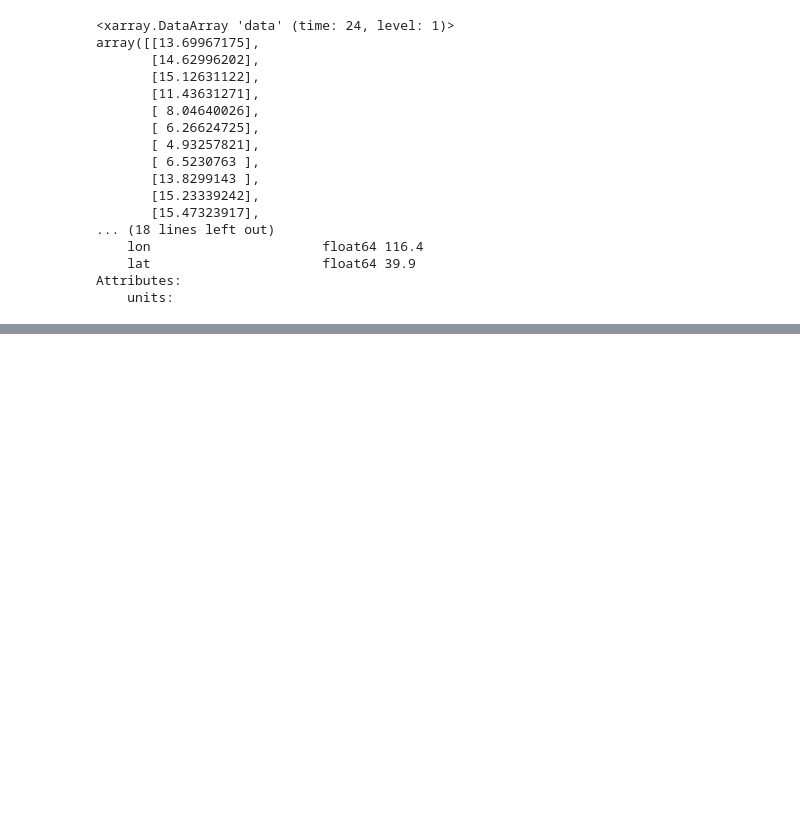
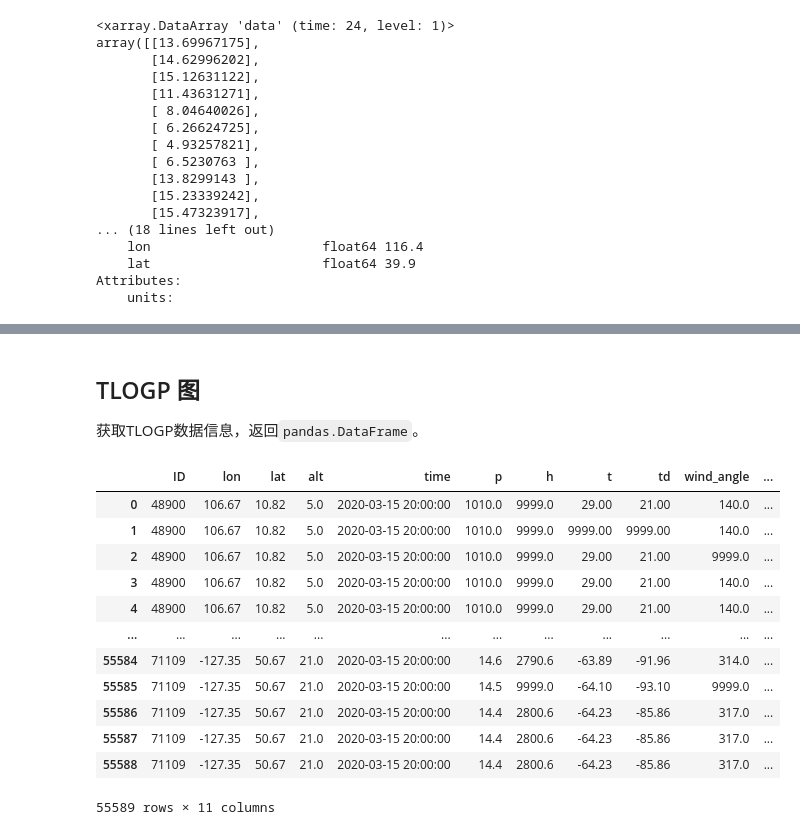
Before and after one commit to perillaroc/metdig-example, a Jupyter notebook: nmc_met_io/micaps_example.ipynb, the cells around one changed output, grey strips where cells are left out. Drawn from its saved outputs; the diff is of its cells as text; code cells hidden in the pictures; blank space fills up the shorter version.

```diff
--- a/nmc_met_io/micaps_example.ipynb
+++ b/nmc_met_io/micaps_example.ipynb
@@ -0,0 +3,6 @@
+# %%
+import numpy as np
+import pandas as pd
+import xarray as xr
+
+xr.set_options(display_style="html")
@@ -163,0 +429,22 @@ Attributes:
+# %% [markdown]
+## TLOGP 图
+
+获取TLOGP数据信息，返回`pandas.DataFrame`。
+# %%
+from nmc_met_io.retrieve_micaps_server import get_tlogp
+data = get_tlogp("UPPER_AIR/TLOGP", cache=False)
+data
+# %% [output]
+|  | ID | lon | lat | alt | time | p | h | t | td | wind_angle | ... |
+| 0 | 48900 | 106.67 | 10.82 | 5.0 | 2020-03-15 20:00:00 | 1010.0 | 9999.0 | 29.00 | 21.00 | 140.0 | ... |
+| 1 | 48900 | 106.67 | 10.82 | 5.0 | 2020-03-15 20:00:00 | 1010.0 | 9999.0 | 9999.00 | 9999.00 | 140.0 | ... |
+| 2 | 48900 | 106.67 | 10.82 | 5.0 | 2020-03-15 20:00:00 | 1010.0 | 9999.0 | 29.00 | 21.00 | 9999.0 | ... |
+| 3 | 48900 | 106.67 | 10.82 | 5.0 | 2020-03-15 20:00:00 | 1010.0 | 9999.0 | 29.00 | 21.00 | 140.0 | ... |
+| 4 | 48900 | 106.67 | 10.82 | 5.0 | 2020-03-15 20:00:00 | 1010.0 | 9999.0 | 29.00 | 21.00 | 140.0 | ... |
+| ... | ... | ... | ... | ... | ... | ... | ... | ... | ... | ... | ... |
+| 55584 | 71109 | -127.35 | 50.67 | 21.0 | 2020-03-15 20:00:00 | 14.6 | 2790.6 | -63.89 | -91.96 | 314.0 | ... |
+| 55585 | 71109 | -127.35 | 50.67 | 21.0 | 2020-03-15 20:00:00 | 14.5 | 9999.0 | -64.10 | -93.10 | 9999.0 | ... |
+| 55586 | 71109 | -127.35 | 50.67 | 21.0 | 2020-03-15 20:00:00 | 14.4 | 2800.6 | -64.23 | -85.86 | 317.0 | ... |
+| 55587 | 71109 | -127.35 | 50.67 | 21.0 | 2020-03-15 20:00:00 | 14.4 | 2800.6 | -64.23 | -85.86 | 317.0 | ... |
+| 55588 | 71109 | -127.35 | 50.67 | 21.0 | 2020-03-15 20:00:00 | 14.4 | 2800.6 | -64.23 | -85.86 | 317.0 | ... |
+55589 rows × 11 columns
```
Also changed, not shown: parts of 38 cells of this notebook.
